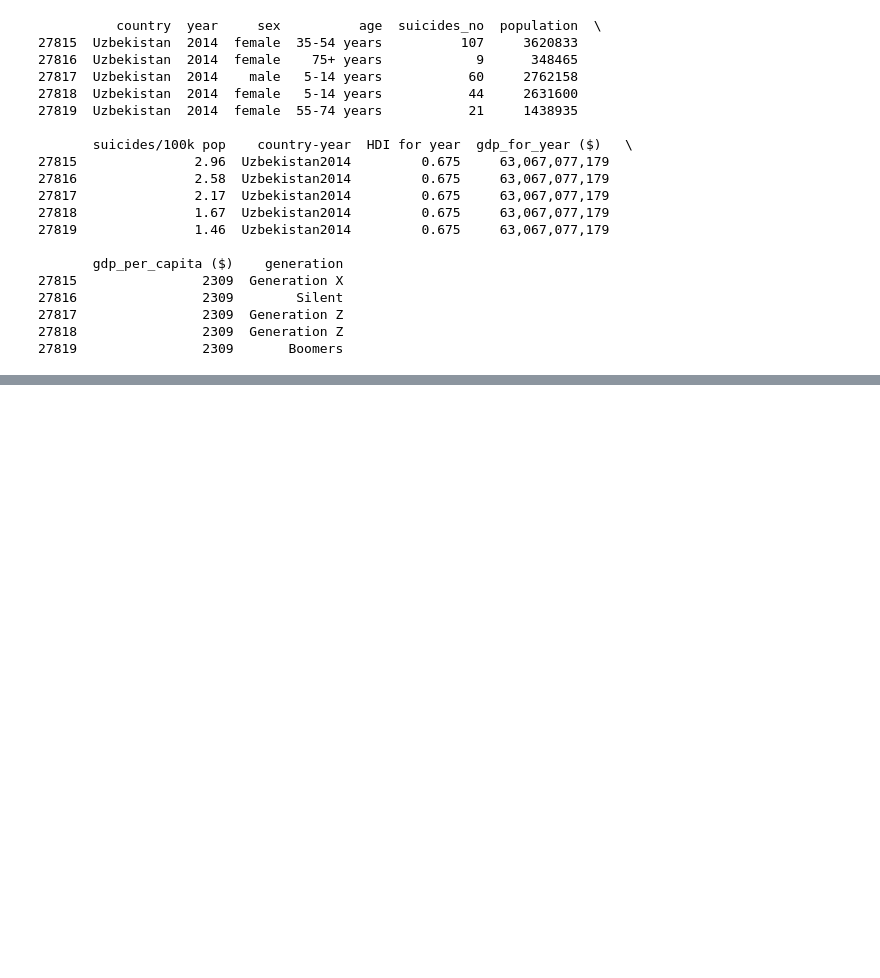
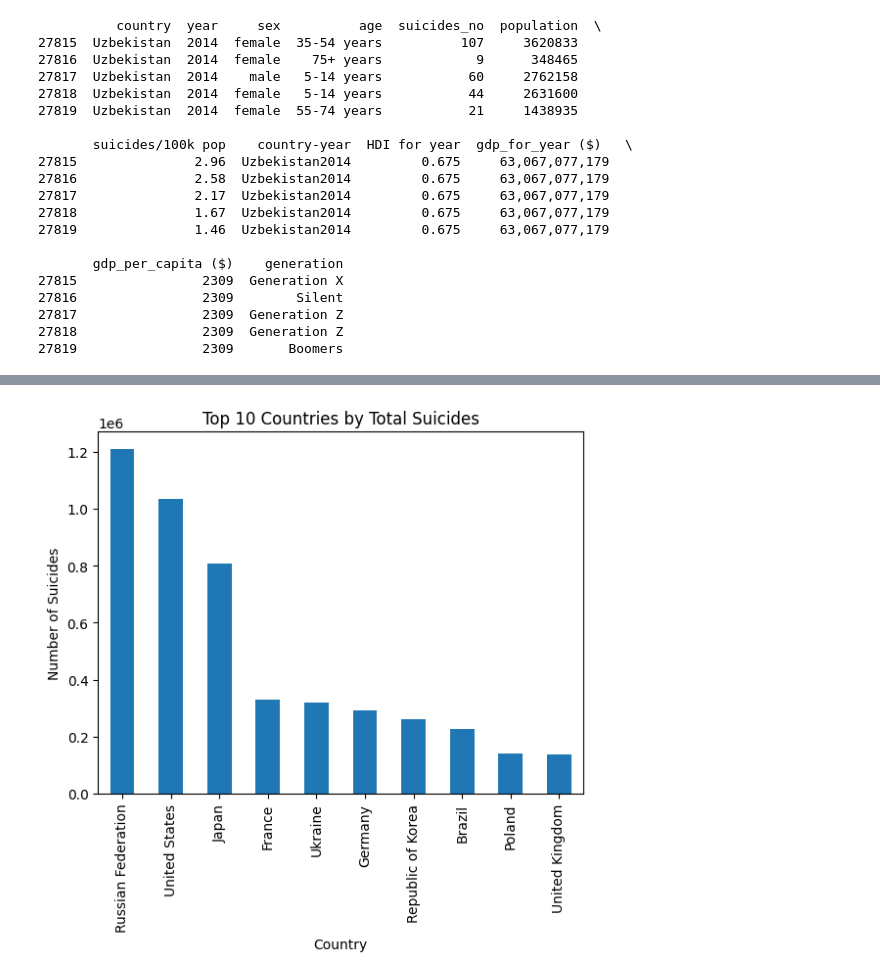
Before and after one commit to ESET0132/Basic-Tech-Training, a Jupyter notebook: Python/Day2/day2.ipynb, the cells around one changed output, grey strips where cells are left out. Saved outputs shown, nothing was run; the diff lists cells and outputs as text; code cells hidden in the pictures; blank space fills up the shorter version.

```diff
--- a/Python/Day2/day2.ipynb
+++ b/Python/Day2/day2.ipynb
@@ -105,0 +153,8 @@ print(df.tail())
+# %%
+df_country = df.groupby('country')['suicides_no'].sum().sort_values(ascending=False).head(10)
+df_country.plot(kind='bar', title='Top 10 Countries by Total Suicides')
+plt.xlabel('Country')
+plt.ylabel('Number of Suicides')
+plt.show()
+# %% [output]
+[figure, added]
```
Also changed, not shown: parts of 11 cells of this notebook.
